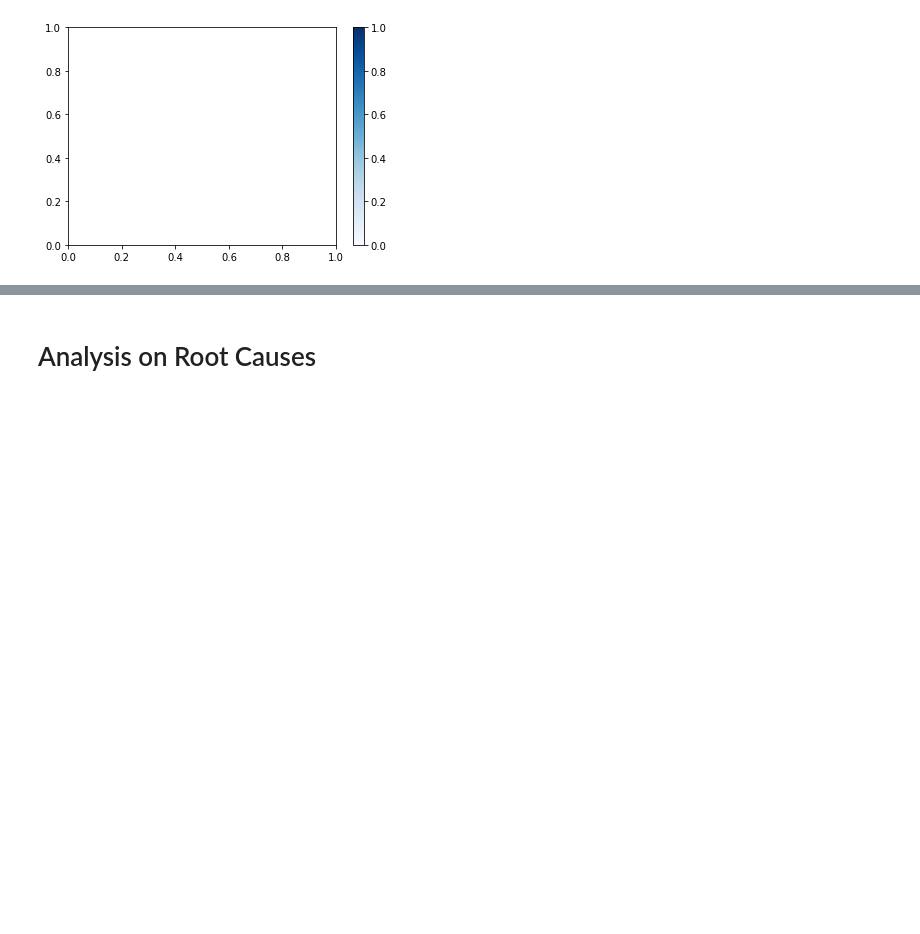
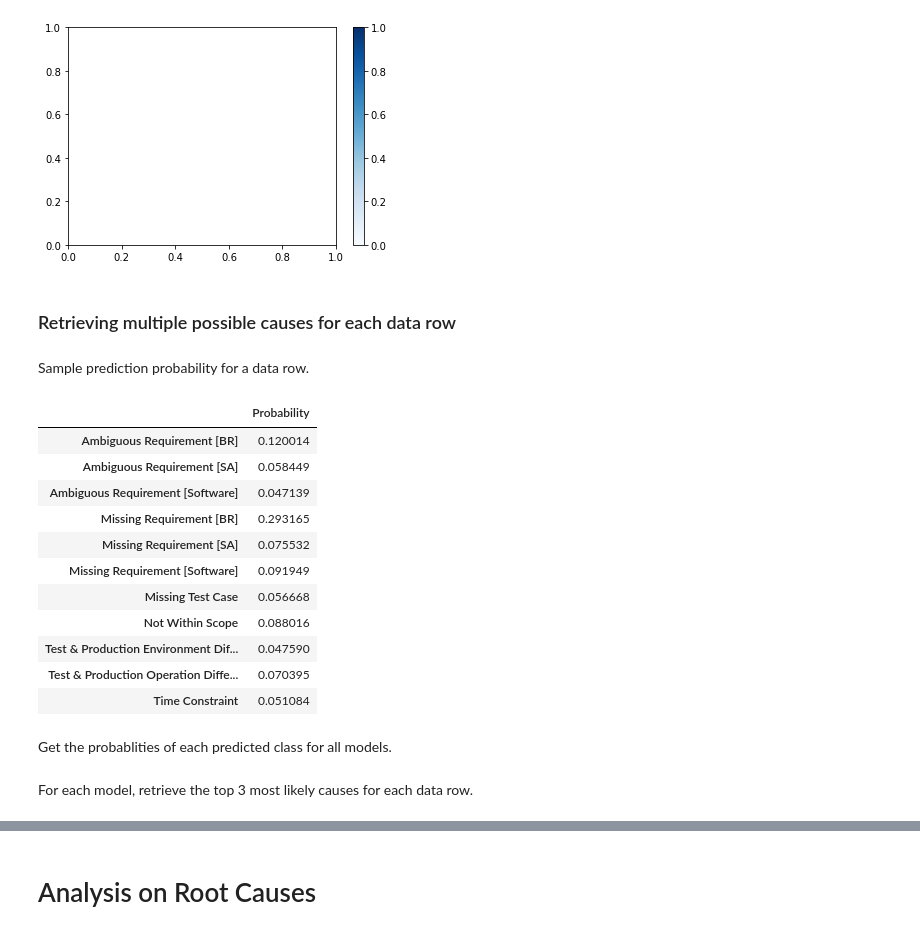
Before and after one commit to georgiachoo/BT4103, a Jupyter notebook: model.ipynb, the cells around one changed output, grey strips where cells are left out. Saved outputs shown, nothing was run; the diff lists cells and outputs as text; code cells hidden in the pictures; blank space fills up the shorter version.

```diff
--- a/model.ipynb
+++ b/model.ipynb
@@ -858,3 +858,27 @@ skplt.metrics.plot_confusion_matrix(y_test_aug, mnb_y_pred_aug, normalize=True,
 # %% [output]
 <AxesSubplot:title={'center':'Multinomial Naive Bayes Confusion Matrix'}, xlabel='Predicted label', ylabel='True label'>
 [figure]
+# %% [markdown]
+### Retrieving multiple possible causes for each data row
+# %% [markdown]
+Sample prediction probability for a data row.
+# %%
+mlr_predict_pr = mlr_aug.predict_proba(X_test_tfidf_aug)
+
+sample_df = pd.DataFrame(data = mlr_predict_pr[0], index = mlr_aug.classes_, columns= ['Probability'])
+sample_df
+# %% [output]
+|  | Probability |
+| Ambiguous Requirement [BR] | 0.120014 |
+| Ambiguous Requirement [SA] | 0.058449 |
+| Ambiguous Requirement [Software] | 0.047139 |
+| Missing Requirement [BR] | 0.293165 |
+| Missing Requirement [SA] | 0.075532 |
+| Missing Requirement [Software] | 0.091949 |
+| Missing Test Case | 0.056668 |
+| Not Within Scope | 0.088016 |
+| Test & Production Environment Dif... | 0.047590 |
+| Test & Production Operation Diffe... | 0.070395 |
+| Time Constraint | 0.051084 |
+# %% [markdown]
+Get the probablities of each predicted class for all models.
@@ -860,0 +888,2 @@ skplt.metrics.plot_confusion_matrix(y_test_aug, mnb_y_pred_aug, normalize=True,
+# %% [markdown]
+For each model, retrieve the top 3 most likely causes for each data row.
```
Also changed, not shown: parts of 13 cells of this notebook, 1 other file.
